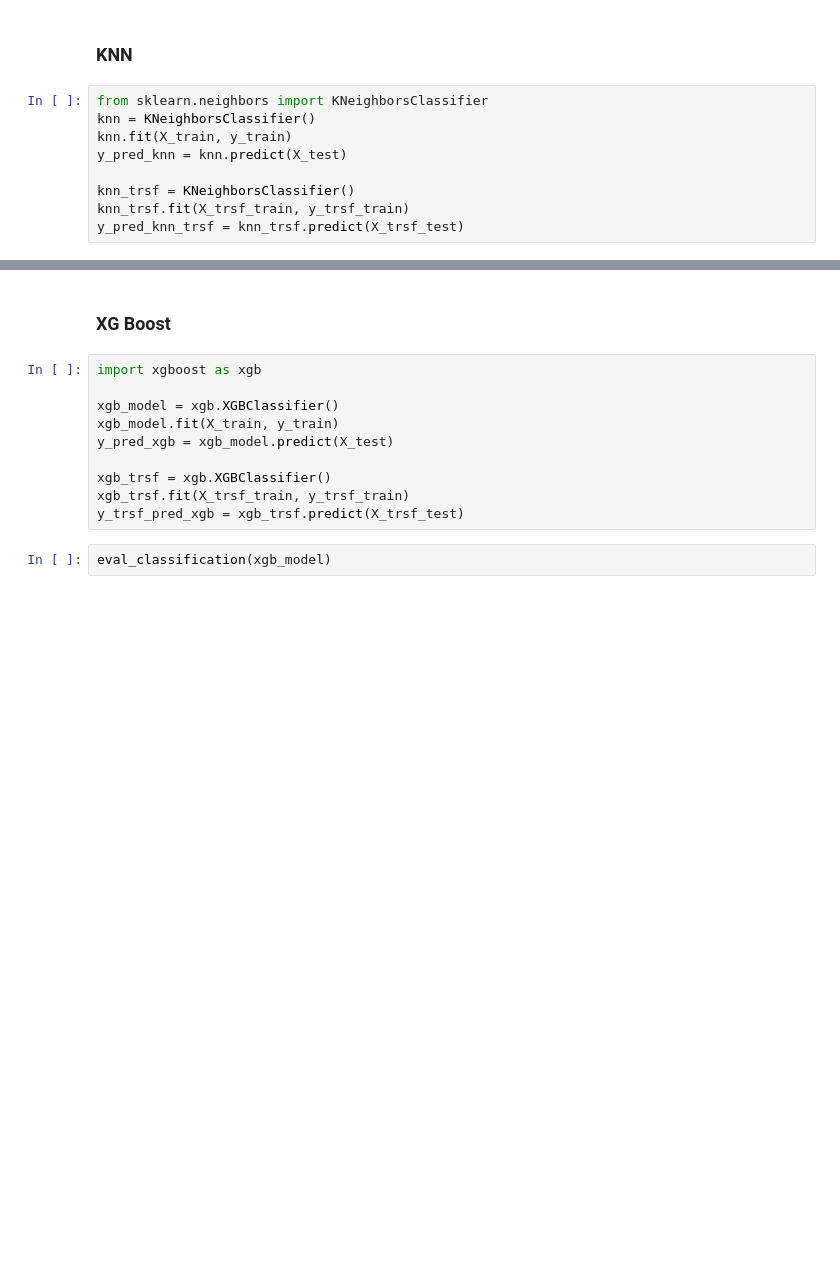
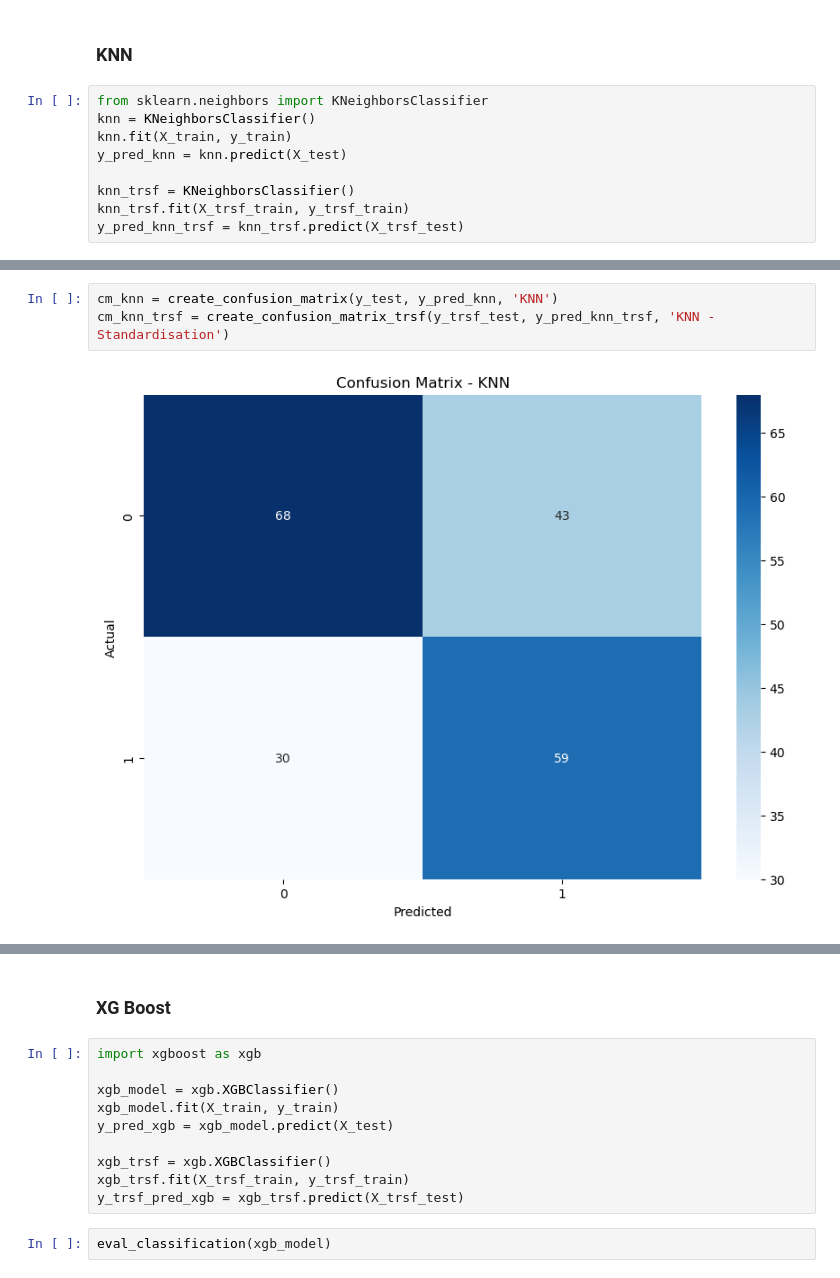
Before and after one commit to sailafs/Predict-Clicked-Ads-Customer-Classification-by-Using-Machine-Learning, a Jupyter notebook: Project-2.ipynb, the cells around one changed output, grey strips where cells are left out. Cells and saved outputs as stored; diff of their text form; blank space fills up the shorter version.

```diff
--- a/Project-2.ipynb
+++ b/Project-2.ipynb
@@ -644,0 +707,5 @@ recall (crossval train): 0.9951330713915041
+# %%
+cm_knn = create_confusion_matrix(y_test, y_pred_knn, 'KNN')
+cm_knn_trsf = create_confusion_matrix_trsf(y_trsf_test, y_pred_knn_trsf, 'KNN - Standardisation')
+# %% [output]
+[figure, added]
```
Also changed, not shown: parts of 30 cells of this notebook, 14 other files.
